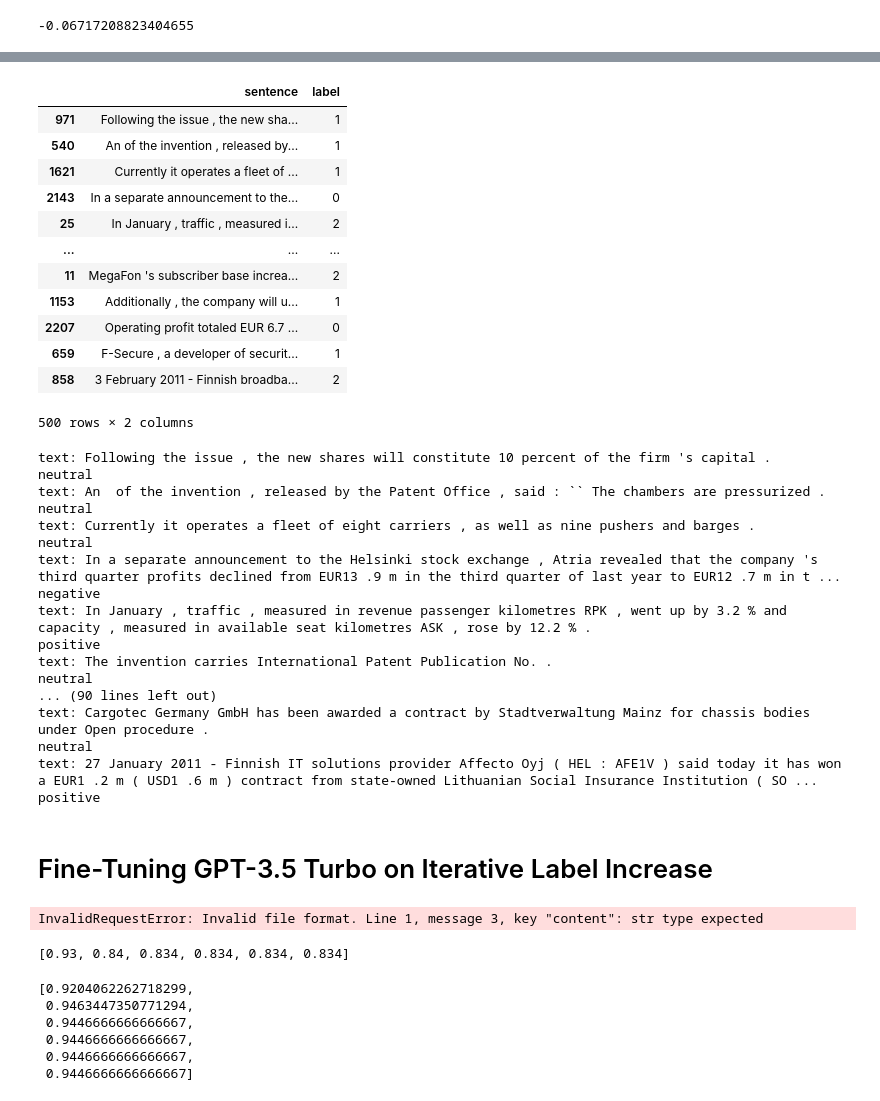
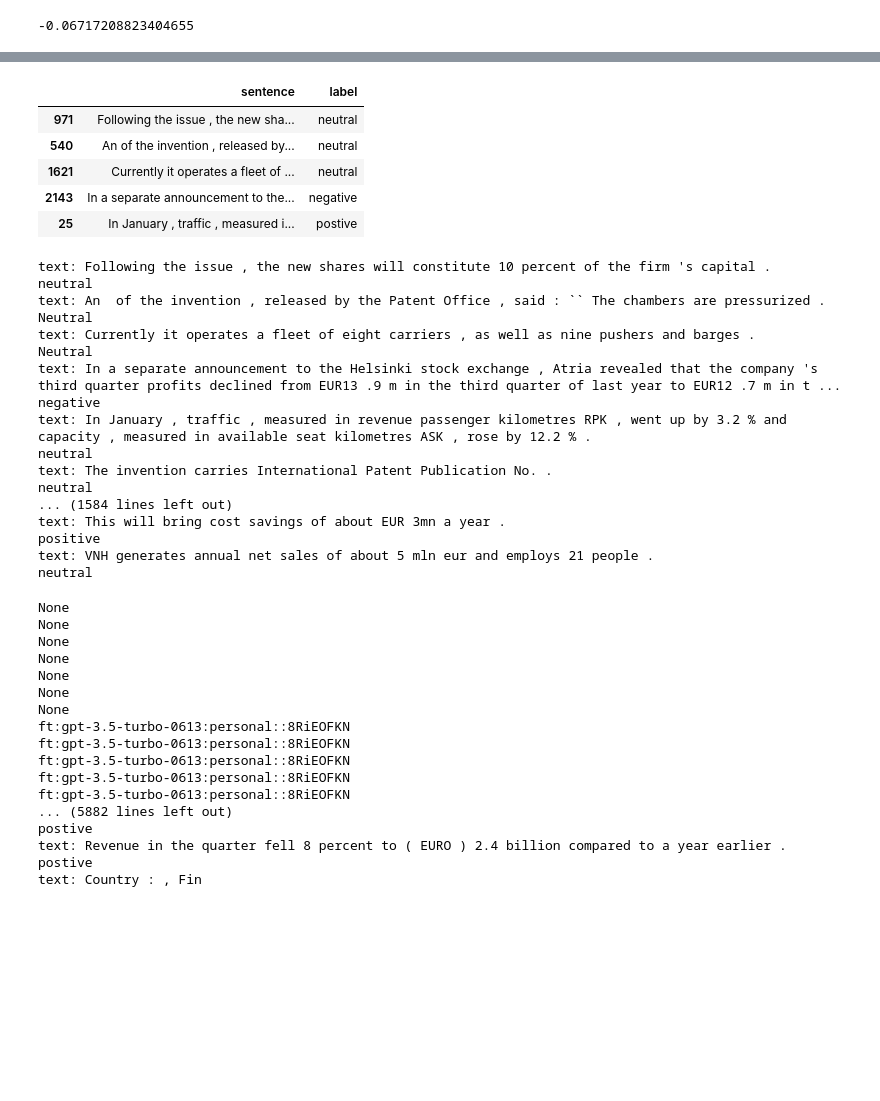
Before and after one commit to iiWhiteii/Anote-Text-Classification, a Jupyter notebook: Finance Dataset/GPT3.5_Turbo/GPT3.5_Turbo .ipynb, the cells around one changed output, grey strips where cells are left out. Drawn from its saved outputs; the diff is of its cells as text; code cells hidden in the pictures; blank space fills up the shorter version.

```diff
--- a/Finance Dataset/GPT3.5_Turbo/GPT3.5_Turbo .ipynb
+++ b/Finance Dataset/GPT3.5_Turbo/GPT3.5_Turbo .ipynb
@@ -188,44 +144,35 @@ def ft_accuracy(data,model_id):
     precision, recall, f1, _ = precision_recall_fscore_support(data['label'], pred, average='macro',zero_division=1)
 
     return accuracy, precision, recall, f1, pred
-# %%
-test_df.iloc[:500]
-# %% [output]
-|  | sentence | label |
-| 971 | Following the issue , the new sha... | 1 |
-| 540 | An of the invention , released by... | 1 |
-| 1621 | Currently it operates a fleet of ... | 1 |
-| 2143 | In a separate announcement to the... | 0 |
-| 25 | In January , traffic , measured i... | 2 |
-| ... | ... | ... |
-| 11 | MegaFon 's subscriber base increa... | 2 |
-| 1153 | Additionally , the company will u... | 1 |
-| 2207 | Operating profit totaled EUR 6.7 ... | 0 |
-| 659 | F-Secure , a developer of securit... | 1 |
-| 858 | 3 February 2011 - Finnish broadba... | 2 |
-500 rows × 2 columns
+# %%
+test_df.head()
+# %% [output]
+|  | sentence | label |
+| 971 | Following the issue , the new sha... | neutral |
+| 540 | An of the invention , released by... | neutral |
+| 1621 | Currently it operates a fleet of ... | neutral |
+| 2143 | In a separate announcement to the... | negative |
+| 25 | In January , traffic , measured i... | postive |
 # %%
-pred_df = zero_shot_model(model_id='gpt-3.5-turbo-0301', data = test_df.iloc[:500])
+pred_df = zero_shot_model(model_id='gpt-3.5-turbo-0301', data = test_df)
 # %% [output]
 text: Following the issue , the new shares will constitute 10 percent of the firm 's capital .
 neutral
 text: An  of the invention , released by the Patent Office , said : `` The chambers are pressurized .
-neutral
+Neutral
 text: Currently it operates a fleet of eight carriers , as well as nine pushers and barges .
-neutral
+Neutral
 text: In a separate announcement to the Helsinki stock exchange , Atria revealed that the company 's third quarter profits declined from EUR13 .9 m in the third quarter of last year to EUR12 .7 m in t ...
 negative
 text: In January , traffic , measured in revenue passenger kilometres RPK , went up by 3.2 % and capacity , measured in available seat kilometres ASK , rose by 12.2 % .
-positive
+neutral
 text: The invention carries International Patent Publication No. .
 neutral
-... (90 lines left out)
-text: Cargotec Germany GmbH has been awarded a contract by Stadtverwaltung Mainz for chassis bodies under Open procedure .
+... (1584 lines left out)
+text: This will bring cost savings of about EUR 3mn a year .
+positive
+text: VNH generates annual net sales of about 5 mln eur and employs 21 people .
 neutral
-text: 27 January 2011 - Finnish IT solutions provider Affecto Oyj ( HEL : AFE1V ) said today it has won a EUR1 .2 m ( USD1 .6 m ) contract from state-owned Lithuanian Social Insurance Institution ( SO ...
-positive
-# %% [markdown]
-# Fine-Tuning GPT-3.5 Turbo on Iterative Label Increase
 # %%
 model_ids = []
 accs = []
@@ -238,23 +185,26 @@ for i in range(15):
     ft_id = fine_tune_model(model_id = 'gpt-3.5-turbo-0301', num_label=label_count, pred_df=pred_df)
     if wait_for_fine_tuning(ft_id) is not None:
         model_ids.append(wait_for_fine_tuning(ft_id))
-        accuracy, precision, recall, f1, pred = ft_accuracy(data=df,model_id=(wait_for_fine_tuning(ft_id)))
+        accuracy, precision, recall, f1, pred = ft_accuracy(data=test_df,model_id=(wait_for_fine_tuning(ft_id)))
         accs.append(accuracy)
         precisions.append(precision)
         recalls.append(recall)
         f1s.append(f1)
 # %% [output]
-InvalidRequestError: Invalid file format. Line 1, message 3, key "content": str type expected
+None
+None
+None
+None
+None
+None
+None
+ft:gpt-3.5-turbo-0613:personal::8RiEOFKN
+ft:gpt-3.5-turbo-0613:personal::8RiEOFKN
+ft:gpt-3.5-turbo-0613:personal::8RiEOFKN
+ft:gpt-3.5-turbo-0613:personal::8RiEOFKN
+ft:gpt-3.5-turbo-0613:personal::8RiEOFKN
+... (5882 lines left out)
+postive
+text: Revenue in the quarter fell 8 percent to ( EURO ) 2.4 billion compared to a year earlier .
+postive
+text: Country : , Fin
-# %%
-accs
-# %% [output]
-[0.93, 0.84, 0.834, 0.834, 0.834, 0.834]
-# %%
-precisions
-# %% [output]
-[0.9204062262718299,
- 0.9463447350771294,
- 0.9446666666666667,
- 0.9446666666666667,
- 0.9446666666666667,
- 0.9446666666666667]
```
Also changed, not shown: parts of 15 cells of this notebook, 6 other files.
